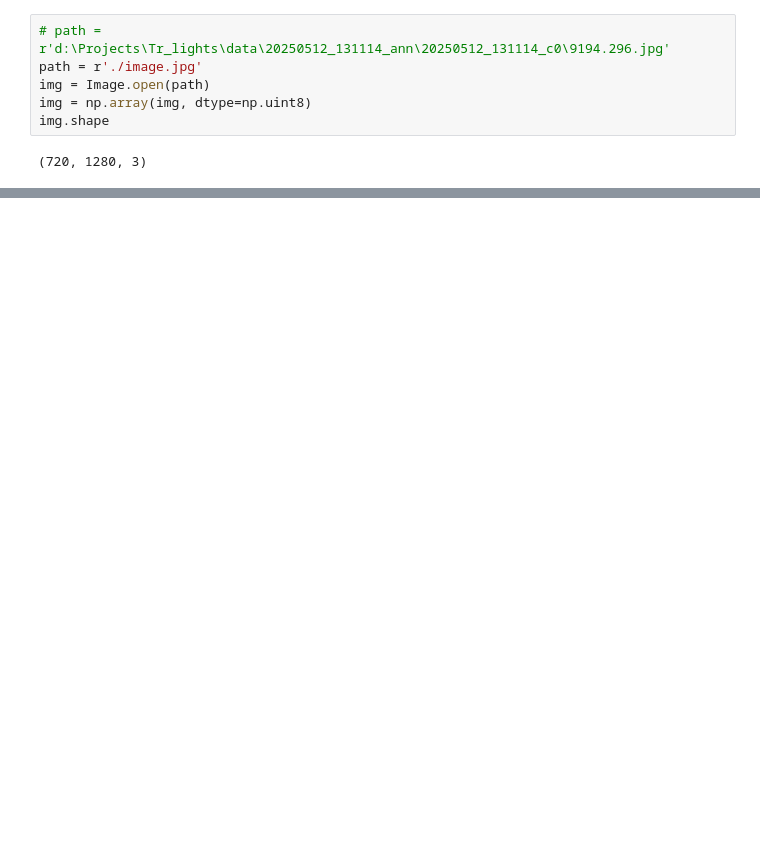
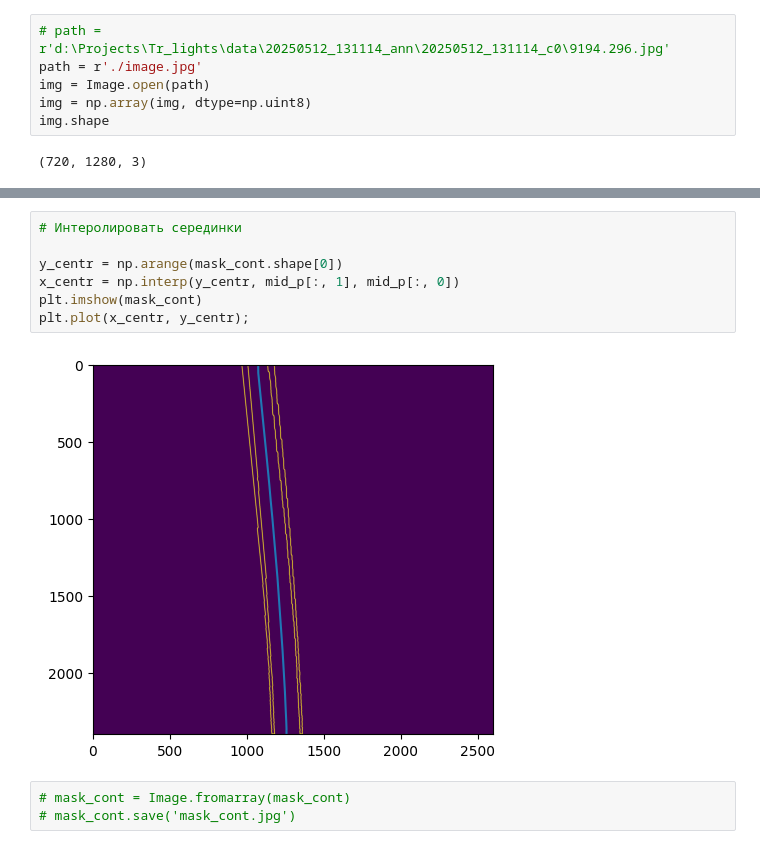
Before and after one commit to Andrudewt/perspective, a Jupyter notebook: main.ipynb, the cells around one changed output, grey strips where cells are left out. Saved outputs shown, nothing was run; the diff lists cells and outputs as text; blank space fills up the shorter version.

```diff
--- a/main.ipynb
+++ b/main.ipynb
@@ -203,0 +217,12 @@ plt.imshow(mask_all)
+# %%
+# Интеролировать серединки
+
+y_centr = np.arange(mask_cont.shape[0])
+x_centr = np.interp(y_centr, mid_p[:, 1], mid_p[:, 0])
+plt.imshow(mask_cont)
+plt.plot(x_centr, y_centr);
+# %% [output]
+[figure, added]
+# %%
+# mask_cont = Image.fromarray(mask_cont)
+# mask_cont.save('mask_cont.jpg')
```
Also changed, not shown: parts of 19 cells of this notebook.
